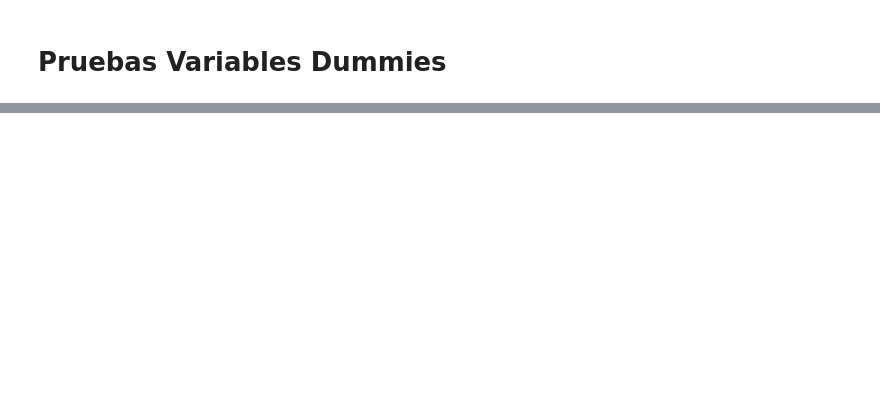
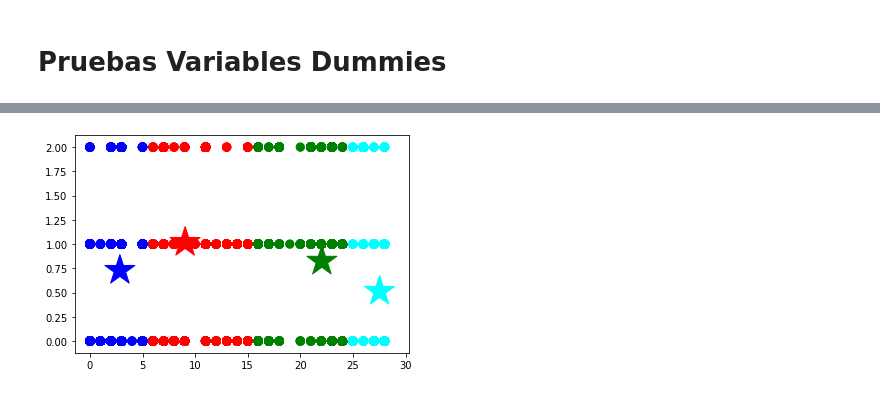
Before and after one commit to laloolea/pruebas-pandas, a Jupyter notebook: Denuncias victimas Estado de México.ipynb, the cells around one changed output, grey strips where cells are left out. Saved outputs shown, nothing was run; the diff lists cells and outputs as text; code cells hidden in the pictures; blank space fills up the shorter version.

```diff
--- a/Denuncias victimas Estado de México.ipynb
+++ b/Denuncias victimas Estado de México.ipynb
@@ -642,10 +635,11 @@ ax.scatter(C[:, 0], C[:, 1], marker='*', c=colores, s=1000)
 # %%
-"""
+
 # obteniendo valores y graficando de una manera bidimensional
-f1 = x_train['Mes_hecho'].values
-f2 = x_train['Mes_hecho'].values
+f1 = x_train['Delito'].values
+f2 = x_train['Sexo'].values
 
 plt.scatter(f1, f2, c=asignar, s=70)
 plt.scatter(C[:, 0], C[:, 1], marker='*', c=colores, s=1000)
 plt.show()
-"""
+# %% [output]
+[figure, added]
```
Also changed, not shown: parts of 7 cells of this notebook.
